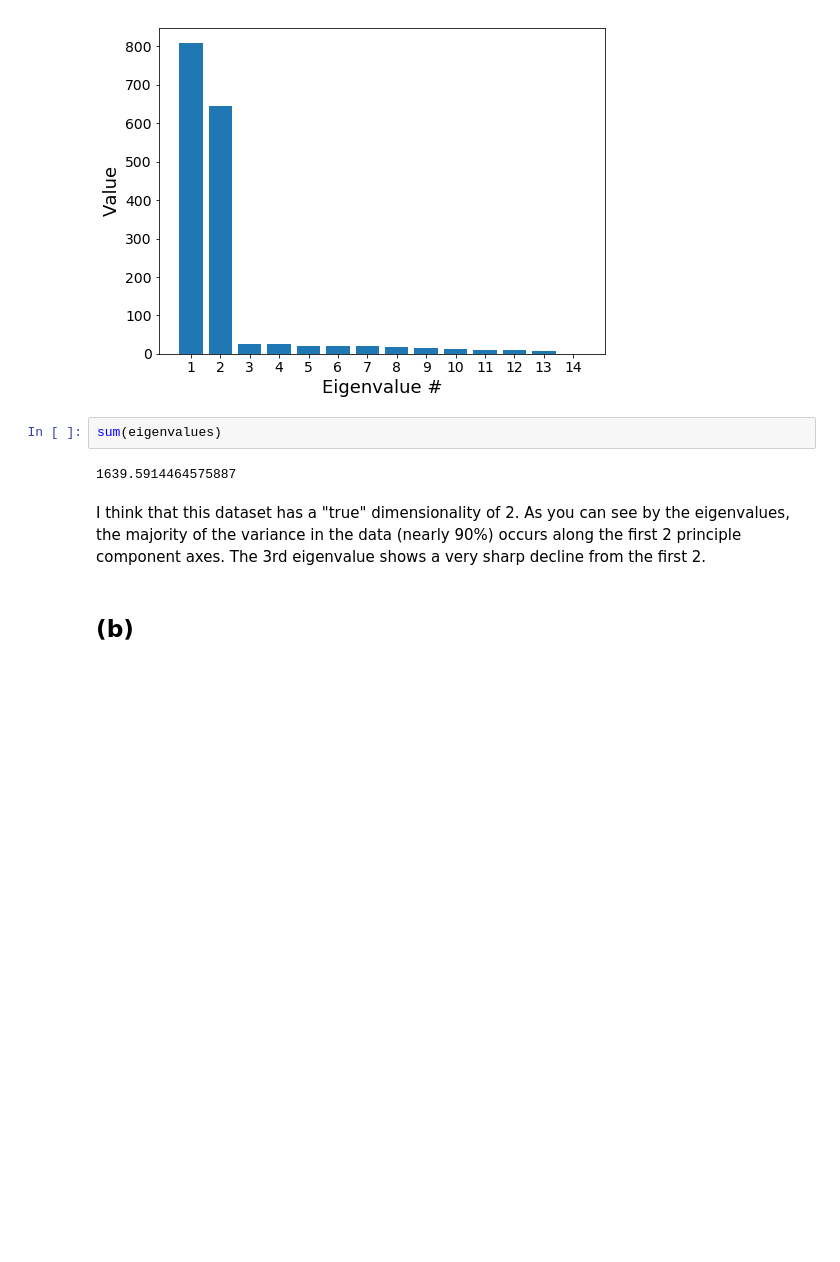
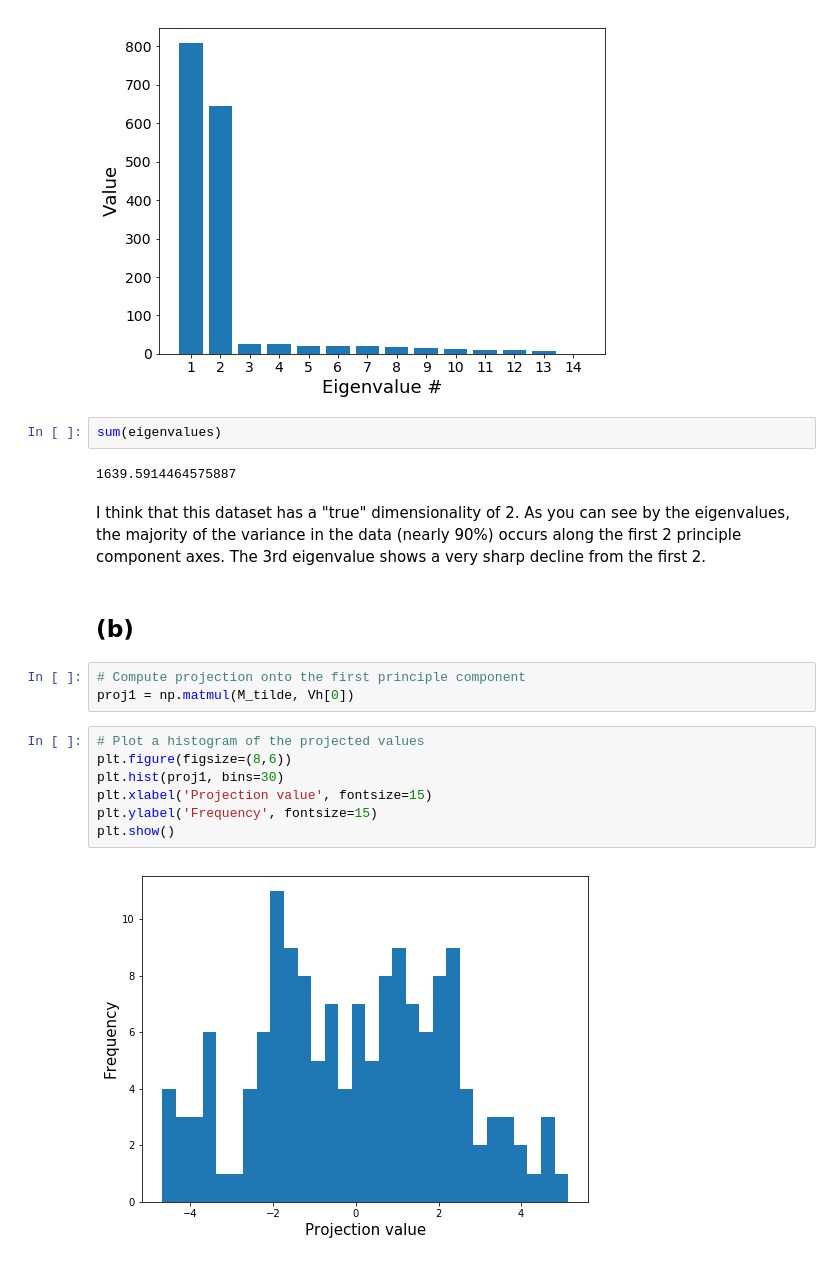
Before and after one commit to rfeinman/hw-mathtools, a Jupyter notebook: hw3_Feinman/hw3.ipynb, the cells around one changed output. Cells and saved outputs as stored; diff of their text form; blank space fills up the shorter version.

```diff
--- a/hw3_Feinman/hw3.ipynb
+++ b/hw3_Feinman/hw3.ipynb
@@ -90,3 +90,15 @@ sum(eigenvalues)
 I think that this dataset has a "true" dimensionality of 2. As you can see by the eigenvalues, the majority of the variance in the data (nearly 90%) occurs along the first 2 principle component axes. The 3rd eigenvalue shows a very sharp decline from the first 2.
 # %% [markdown]
 ## (b)
+# %%
+# Compute projection onto the first principle component
+proj1 = np.matmul(M_tilde, Vh[0])
+# %%
+# Plot a histogram of the projected values
+plt.figure(figsize=(8,6))
+plt.hist(proj1, bins=30)
+plt.xlabel('Projection value', fontsize=15)
+plt.ylabel('Frequency', fontsize=15)
+plt.show()
+# %% [output]
+[figure, added]
```
Also changed, not shown: parts of 25 cells of this notebook.
